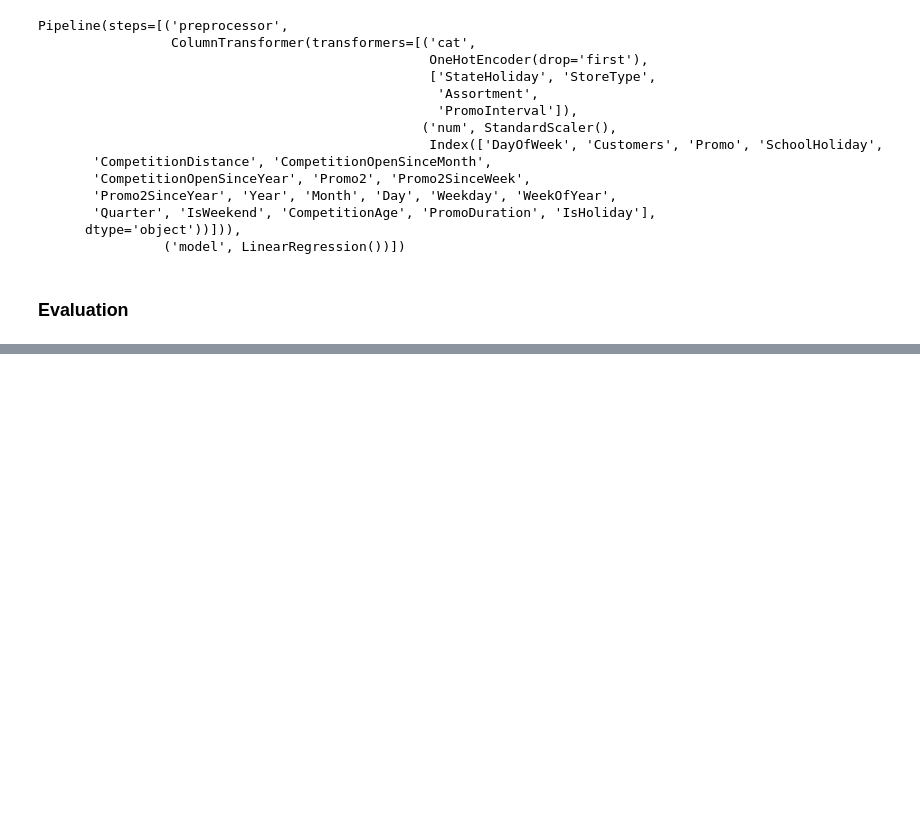
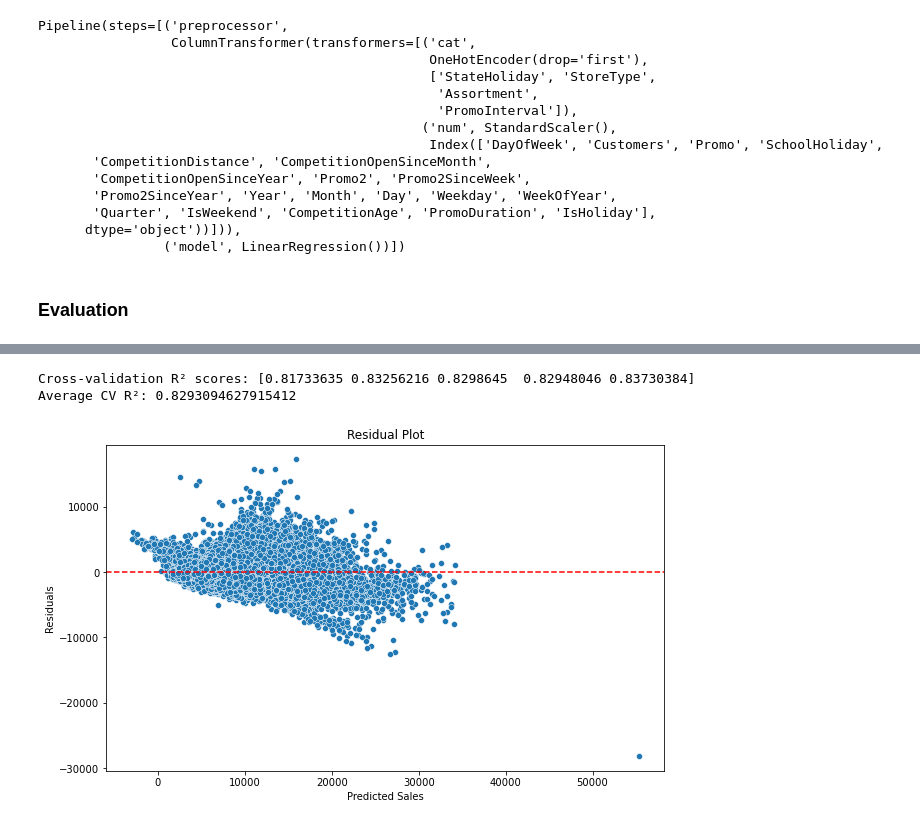
Before and after one commit to ibnudiyat/Rossmann-Store, a Jupyter notebook: notebooks/notebook.ipynb, the cells around one changed output, grey strips where cells are left out. Saved outputs shown, nothing was run; the diff lists cells and outputs as text; code cells hidden in the pictures; blank space fills up the shorter version.

```diff
--- a/notebooks/notebook.ipynb
+++ b/notebooks/notebook.ipynb
@@ -806,0 +809,39 @@ R² Score: 0.8305317609475299
+# %%
+cv_scores = cross_val_score(
+    linear_regression_pipeline,
+    X,
+    y,
+    cv=5,
+    scoring='r2'
+)
+
+print("Cross-validation R² scores:", cv_scores)
+print("Average CV R²:", cv_scores.mean())
+# %% [output]
+Cross-validation R² scores: [0.81733635 0.83256216 0.8298645  0.82948046 0.83730384]
+Average CV R²: 0.8293094627915412
+# %%
+# Calculate residuals
+residuals = y_test - y_pred
+# %%
+plt.figure(figsize=(10, 6))
+
+sns.scatterplot(
+    x=y_pred,
+    y=residuals
+)
+
+plt.axhline(
+    y=0,
+    color='red',
+    linestyle='--'
+)
+
+plt.title("Residual Plot")
+
+plt.xlabel("Predicted Sales")
+plt.ylabel("Residuals")
+
+plt.show()
+# %% [output]
+[figure, added]
```
Also changed, not shown: parts of 13 cells of this notebook, 3 other files.
